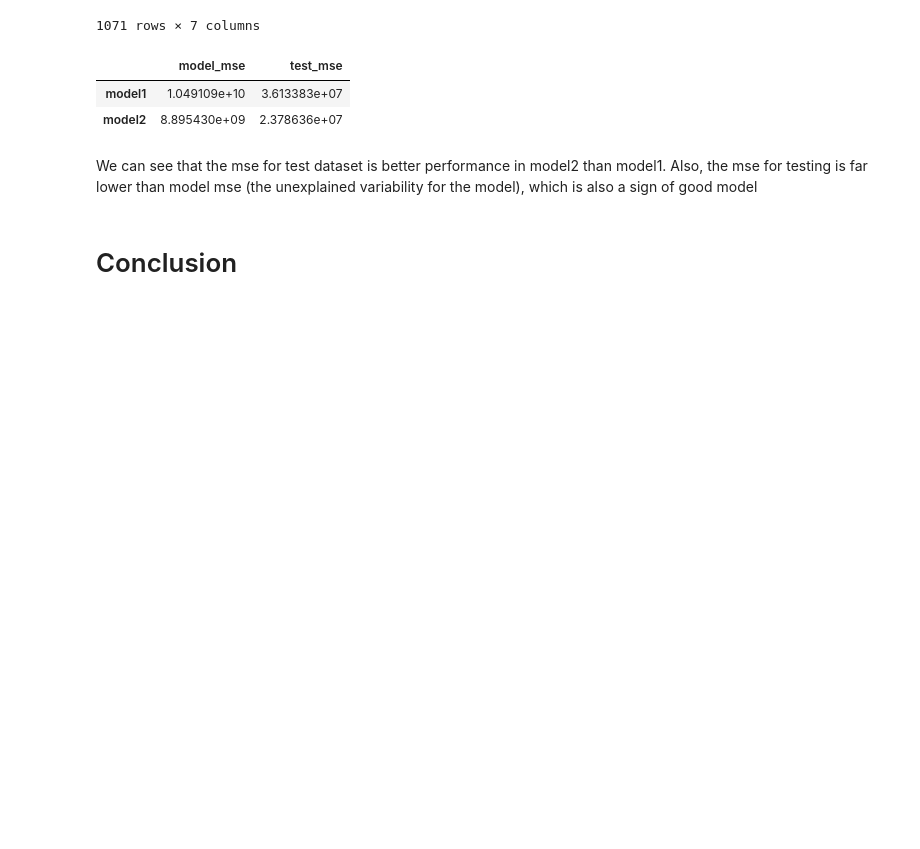
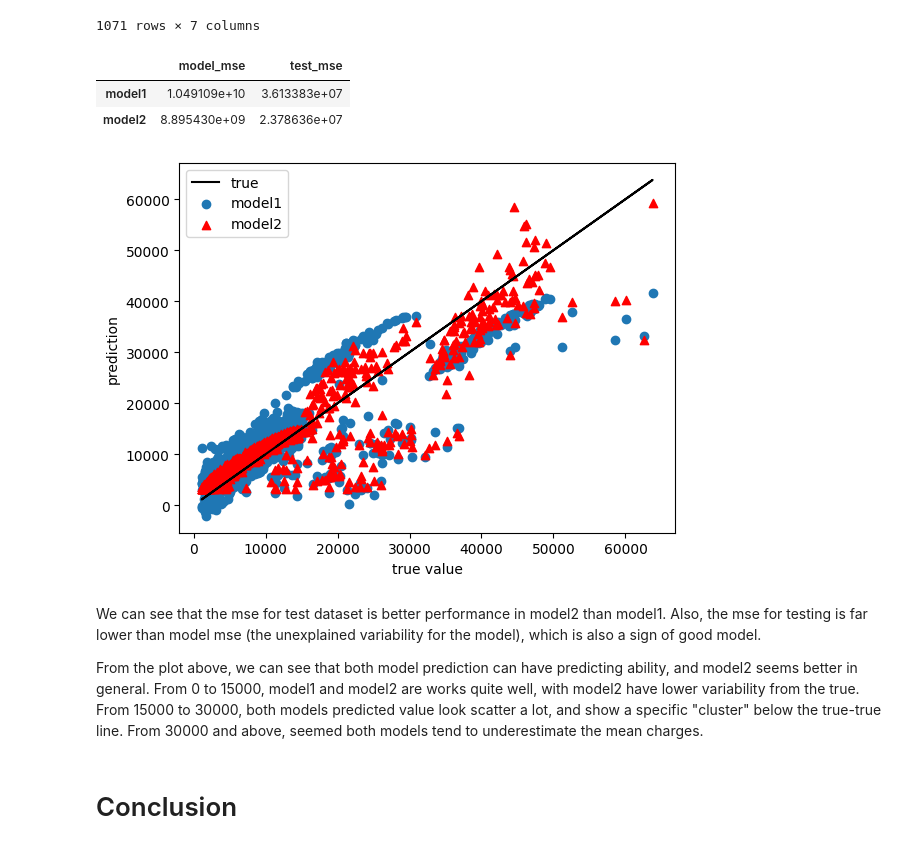
Before and after one commit to davidklhui/data-analysis, a Jupyter notebook: Regression_Analysis_(1)_Linear_Regression.ipynb, the cells around one changed output. Cells and saved outputs as stored; diff of their text form; code cells hidden in the pictures; blank space fills up the shorter version.

```diff
--- a/Regression_Analysis_(1)_Linear_Regression.ipynb
+++ b/Regression_Analysis_(1)_Linear_Regression.ipynb
@@ -721,8 +730,26 @@ test_eval
 |  | model_mse | test_mse |
 | model1 | 1.049109e+10 | 3.613383e+07 |
 | model2 | 8.895430e+09 | 2.378636e+07 |
+# %%
+plt.plot(test_result['y_true'], test_result['y_true'], color='black', label='true')
+
+plt.scatter(test_result['y_true'], test_result['model1_predict'], label='model1')
+plt.scatter(test_result['y_true'], test_result['model2_predict'], color='red', marker='^', label='model2')
+
+plt.xlabel('true value')
+plt.ylabel('prediction')
+plt.legend()
+
+plt.show()
+# %% [output]
+[figure, added]
 # %% [markdown]
-We can see that the mse for test dataset is better performance in model2 than model1. Also, the mse for testing is far lower than model mse (the unexplained variability for the model), which is also a sign of good model
+We can see that the mse for test dataset is better performance in model2 than model1. Also, the mse for testing is far lower than model mse (the unexplained variability for the model), which is also a sign of good model.
+
+From the plot above, we can see that both model prediction can have predicting ability, and model2 seems better in general.
+From 0 to 15000, model1 and model2 are works quite well, with model2 have lower variability from the true.
+From 15000 to 30000, both models predicted value look scatter a lot, and show a specific "cluster" below the true-true line.
+From 30000 and above, seemed both models tend to underestimate the mean charges.
 # %% [markdown]
 # Conclusion
 # %% [markdown]
```
Also changed, not shown: parts of 11 cells of this notebook.
